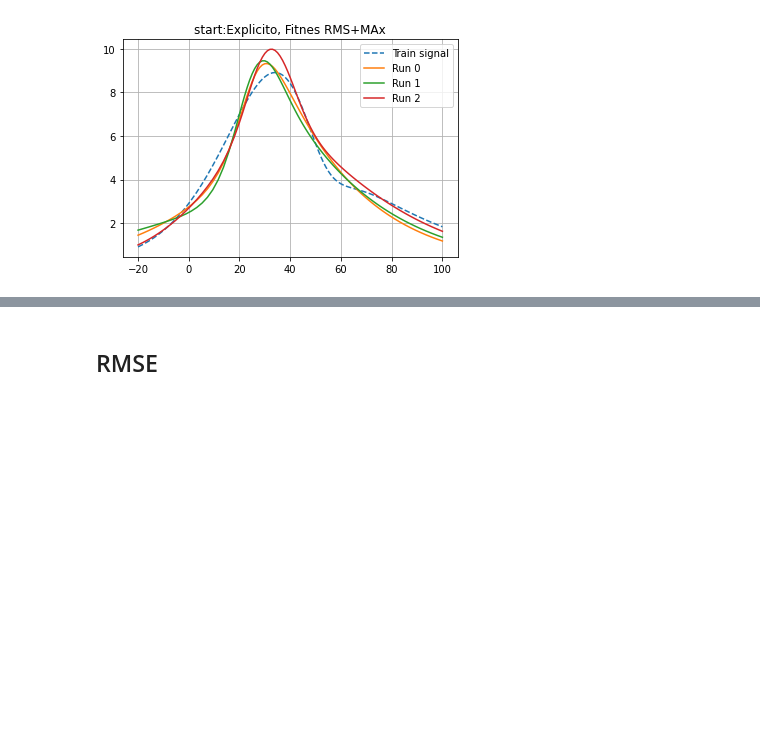
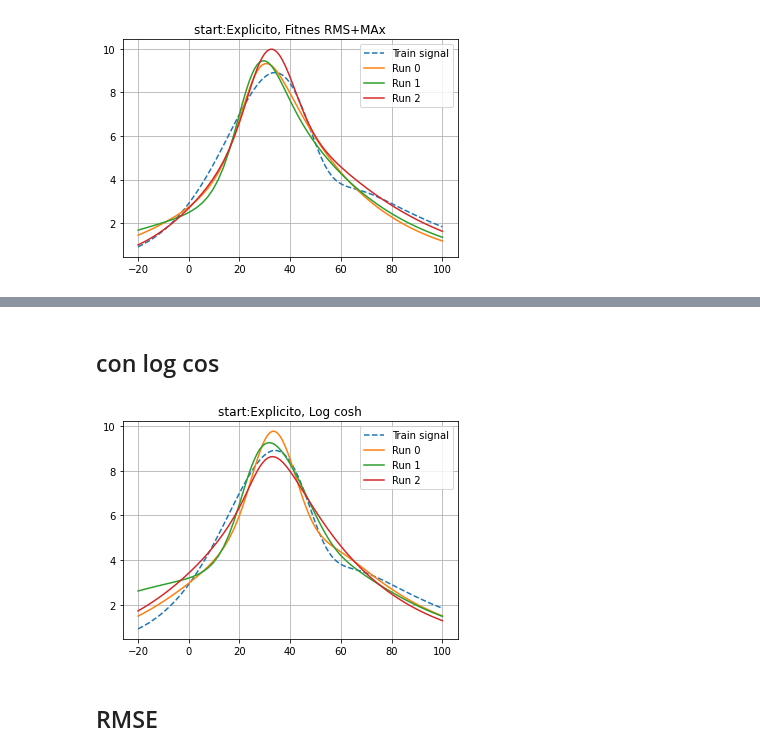
Before and after one commit to nfierroflo/Evolutionary-computation, a Jupyter notebook: evolutivacompletoc1.ipynb, the cells around one changed output, grey strips where cells are left out. Saved outputs shown, nothing was run; the diff lists cells and outputs as text; code cells hidden in the pictures; blank space fills up the shorter version.

```diff
--- a/evolutivacompletoc1.ipynb
+++ b/evolutivacompletoc1.ipynb
@@ -200,3 +213,13 @@ plotResult(t,Totalv2,g0(t),g1(t), g2(t),'Explicito, Fitnes RMSE+MAx')
+# %% [markdown]
+## con log cos
+# %%
+g0=lambda x: (0.952*(1-0.649*(x-40.4)/01.29)/(1+np.exp((31.4-x)/17.43)))*(1-sigmoid(0.2*(x-(07.01+40.4))))+(sigmoid(0.2*(x-(02.26+26.3))))*(0.807*(1-0.117)*np.exp((87.29+47.7-x)/29.68)/(1+np.exp((40.6-x)/97.93)))
+g1=lambda x: (0.297*(1-0.638*(x-55.3)/01.03)/(1+np.exp((29.8-x)/33.53)))*(1-sigmoid(0.2*(x-(25.88+28.9))))+(sigmoid(0.2*(x-(00.87+22.1))))*(0.654*(1-0.266)*np.exp((89.14+51.0-x)/29.54)/(1+np.exp((43.7-x)/42.08)))
+g2=lambda x: (0.923*(1-0.804*(x-58.5)/02.13)/(1+np.exp((32.2-x)/19.08)))*(1-sigmoid(0.2*(x-(02.35+20.4))))+(sigmoid(0.2*(x-(00.90+25.3))))*(0.715*(1-0.072)*np.exp((93.42+30.1-x)/26.78)/(1+np.exp((29.1-x)/49.75)))
+
+plotResult(t,Totalv2,g0(t),g1(t), g2(t),'Explicito, Log cosh')
+# %% [output]
+[figure, added]
 # %% [markdown]
 ## RMSE
 # %%
```
Also changed, not shown: parts of 10 cells of this notebook.
